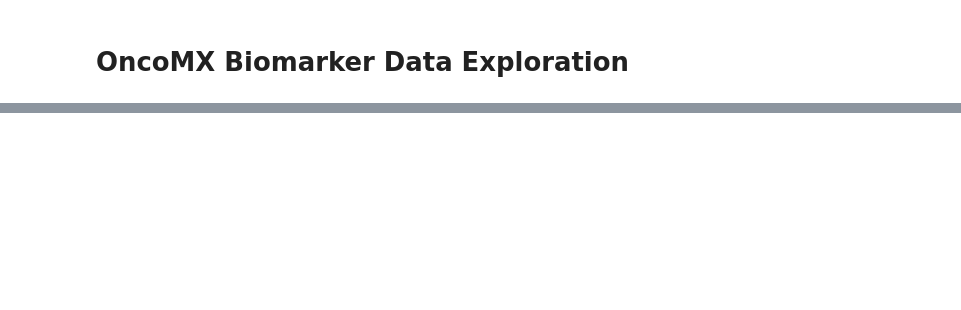
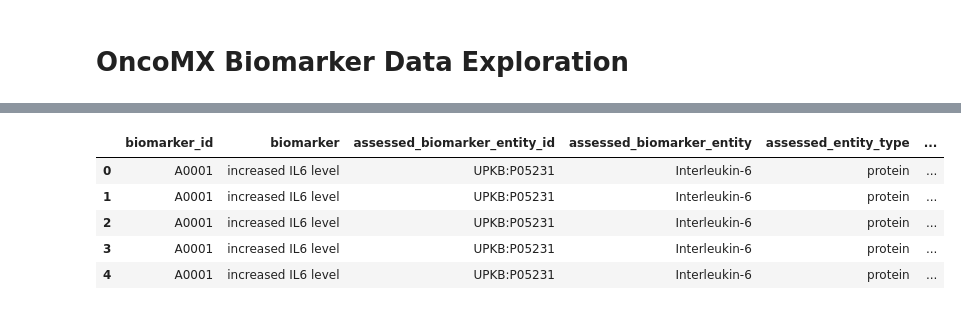
Before and after one commit to clinical-biomarkers/biomarker-partnership, a Jupyter notebook: src/oncomx.ipynb, the cells around one changed output, grey strips where cells are left out. Drawn from its saved outputs; the diff is of its cells as text; code cells hidden in the pictures; blank space fills up the shorter version.

```diff
--- a/src/oncomx.ipynb
+++ b/src/oncomx.ipynb
@@ -74,0 +122,12 @@ df.head()
+# %%
+# strip whitespace from all columns
+for col in df.columns:
+    df[col] = tcf.strip_values(df[col])
+df.head()
+# %% [output]
+|  | biomarker_id | biomarker | assessed_biomarker_entity_id | assessed_biomarker_entity | assessed_entity_type | ... |
+| 0 | A0001 | increased IL6 level | UPKB:P05231 | Interleukin-6 | protein | ... |
+| 1 | A0001 | increased IL6 level | UPKB:P05231 | Interleukin-6 | protein | ... |
+| 2 | A0001 | increased IL6 level | UPKB:P05231 | Interleukin-6 | protein | ... |
+| 3 | A0001 | increased IL6 level | UPKB:P05231 | Interleukin-6 | protein | ... |
+| 4 | A0001 | increased IL6 level | UPKB:P05231 | Interleukin-6 | protein | ... |
```
Also changed, not shown: parts of 17 cells of this notebook, 3 other files.
